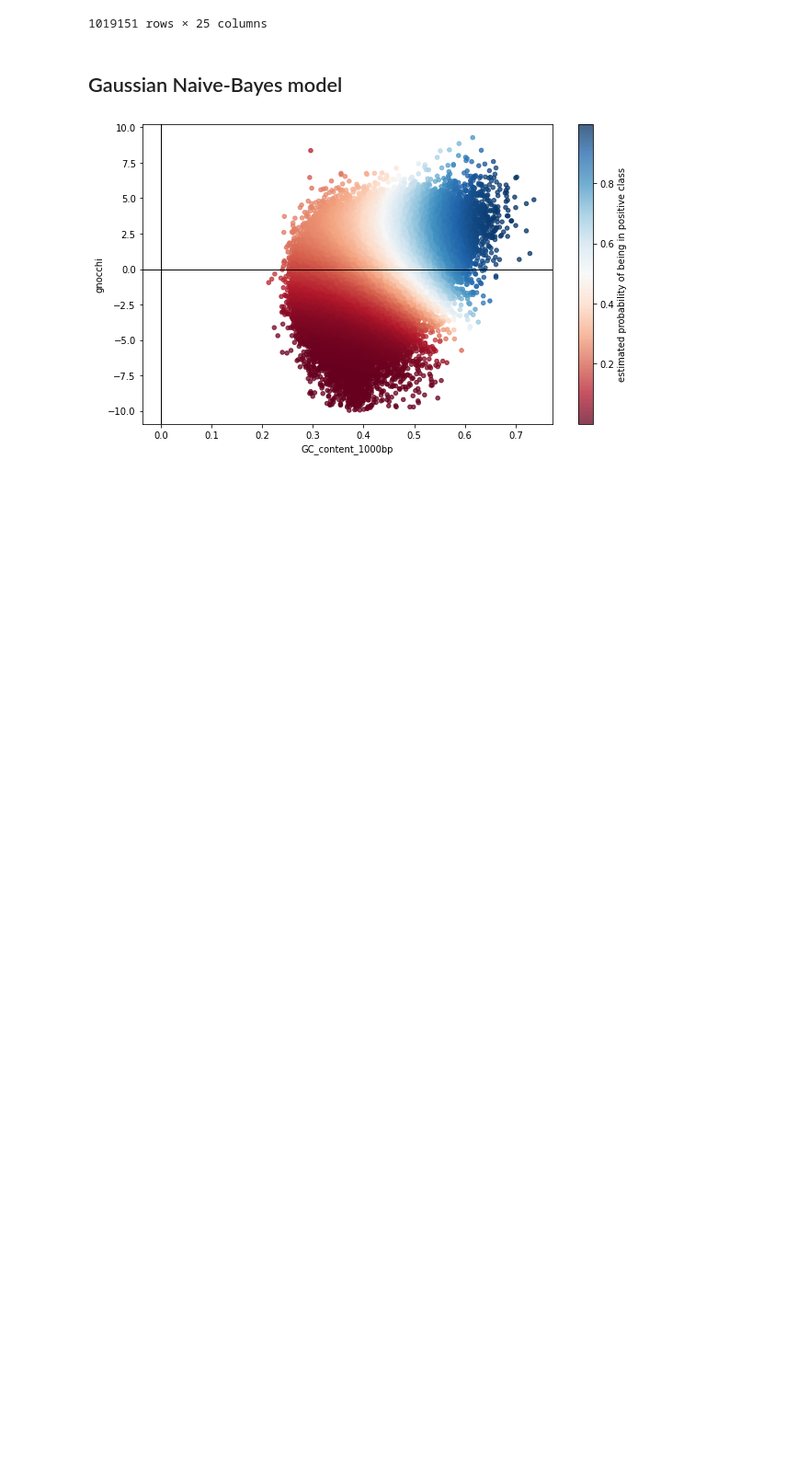
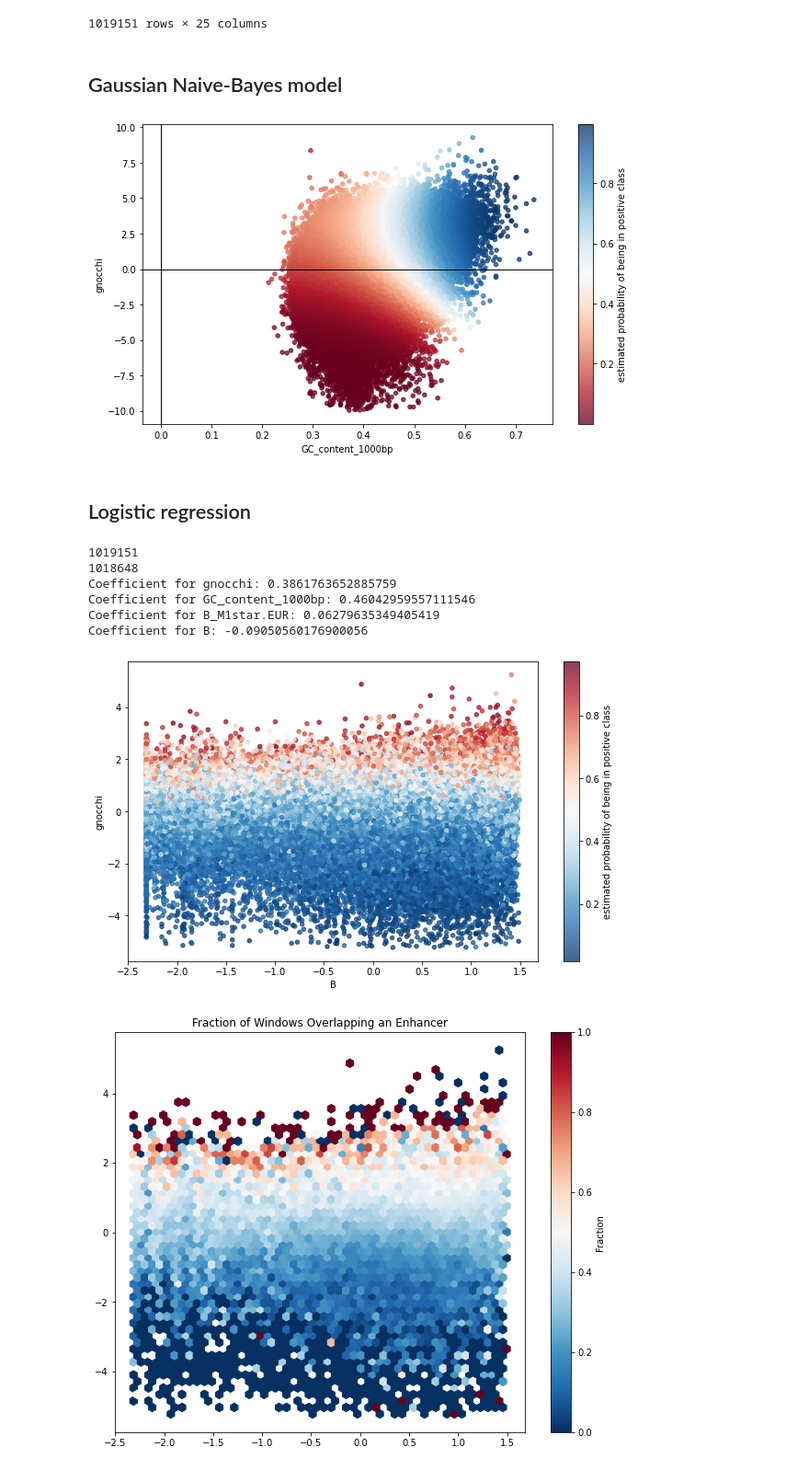
Before and after one commit to quinlan-lab/constraint-tools, a Jupyter notebook: papers/neutral_models_are_biased/5.ipynb, the cells around one changed output. Shown at 92% size. Saved outputs shown, nothing was run; the diff lists cells and outputs as text; code cells hidden in the pictures; blank space fills up the shorter version.

Commit message:
add logistic regression draft

```diff
--- a/papers/neutral_models_are_biased/5.ipynb
+++ b/papers/neutral_models_are_biased/5.ipynb
@@ -70,0 +74,2 @@ f(WINDOWS, 1000)
+# %% [markdown]
+## Logistic regression
@@ -70,0 +78,78 @@ f(WINDOWS, 1000)
+# %%
+import matplotlib.pyplot as plt
+from sklearn.linear_model import LogisticRegression
+from sklearn.model_selection import train_test_split
+import numpy as np
+from sklearn.preprocessing import StandardScaler
+
+def logistic_regression_heatmap(df, features, target, feature_to_plot):
+    df = df.copy()
+
+    print(len(df))
+    # drop records with NaN values in any of the columns in "features":
+    df = df.dropna(subset=features)
+    print(len(df))
+
+    gnocchi_plus_features = ['gnocchi'] + features
+
+    # Split the data into training and testing sets
+    X_train, X_test, y_train, y_test = train_test_split(df[gnocchi_plus_features], df[target], test_size=0.2, random_state=42)
+
+    # X_train = np.array(X_train)
+    # X_test = np.array(X_test)
+
+    # Initialize a StandardScaler
+    scaler = StandardScaler()
+
+    # Fit the scaler with the training data and transform both training and testing data
+    X_train = scaler.fit_transform(X_train)
+    X_test = scaler.transform(X_test)
+
+    # Initialize a Logistic Regression model
+    logreg = LogisticRegression()
+
+    # Fit the model with the training data
+    logreg.fit(X_train, y_train)
+
+    # Print the coefficients of the features
+    for feature, coef in zip(gnocchi_plus_features, logreg.coef_[0]):
+        print(f'Coefficient for {feature}: {coef}')
+
+    # Predict the probabilities
+    y_pred_prob = logreg.predict_proba(X_test)[:, 1]
+
+    feature_to_plot_index = gnocchi_plus_features.index(feature_to_plot)
+
+    x = np.array(X_test[:,feature_to_plot_index]) # type: ignore
+    y = np.array(X_test[:,0]) # type: ignore
+    c = y_pred_prob
+
+    # https://github.com/pandas-dev/pandas/issues/10611#issuecomment-522327555
+    fig, axis = plt.subplots(figsize=(10,6))
+    plt.scatter(x, y, c=c, s=20, cmap='RdBu_r', alpha=0.75)
+    plt.xlabel(gnocchi_plus_features[feature_to_plot_index])
+    plt.ylabel('gnocchi')
+    cbar = plt.colorbar()
+    cbar.set_label('estimated probability of being in positive class')
+    plt.show()
+
+    C = y_test
+    # Plot the fraction as a hexbin plot
+    # also see papers/neutral_models_are_biased/3.ipynb
+    plt.figure(figsize=(10, 8))
+    plt.hexbin(x, y, C=C, gridsize=50, cmap='RdBu_r', reduce_C_function=np.mean)
+    plt.title('Fraction of Windows Overlapping an Enhancer')
+    plt.colorbar(label='Fraction')
+    plt.show()
+
+# Call the function
+logistic_regression_heatmap(WINDOWS, features=[f'GC_content_{GC_WINDOW_SIZE}bp', 'B_M1star.EUR', 'B'], target='window overlaps enhancer', feature_to_plot='B')
+# %% [output]
+1019151
+1018648
+Coefficient for gnocchi: 0.3861763652885759
+Coefficient for GC_content_1000bp: 0.46042959557111546
+Coefficient for B_M1star.EUR: 0.06279635349405419
+Coefficient for B: -0.09050560176900056
+[figure, added]
+[figure, added]
```
Also changed, not shown: parts of 5 cells of this notebook.
